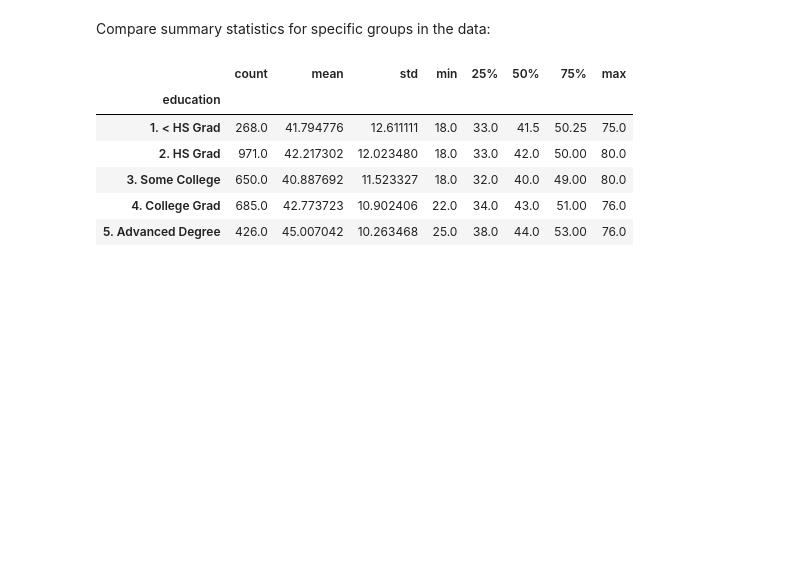
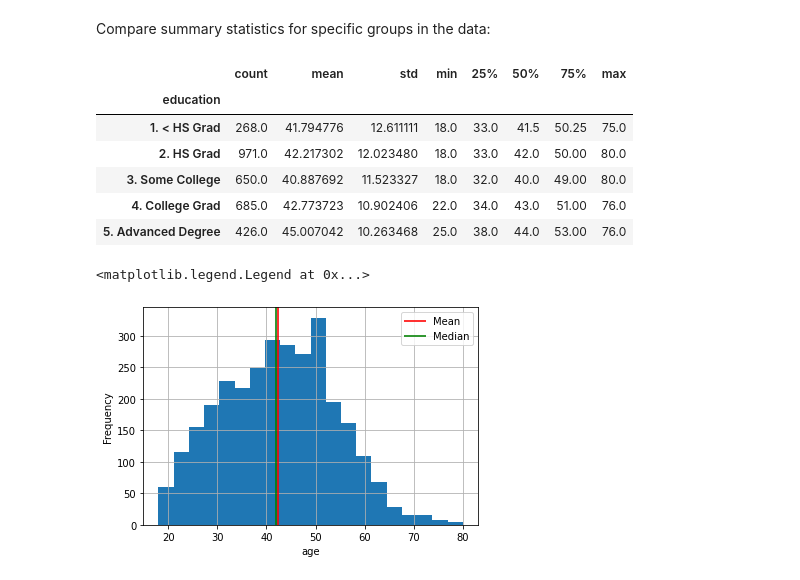
Before and after one commit to EmmanuelChinkaka/GEOG271, a Jupyter notebook: 4_descriptive_statistics.ipynb, the cells around one changed output. Drawn from its saved outputs; the diff is of its cells as text; code cells hidden in the pictures; blank space fills up the shorter version.

```diff
--- a/4_descriptive_statistics.ipynb
+++ b/4_descriptive_statistics.ipynb
@@ -50,11 +48,13 @@ df["age"].mean()
 # %%
 # calculation of the mean (e.g. for age) and round the result
-round(df["age"].mean(), 2)
+mean = round(df["age"].mean(), 2)
+mean
 # %% [output]
 42.41
 # %%
 # calculation of the median (e.g. for age)
-df["age"].median()
+median = df["age"].median()
+median
 # %% [output]
 42.0
 # %%
@@ -110,3 +110,14 @@ df['age'].groupby(df['education']).describe()
 | 3. Some College | 650.0 | 40.887692 | 11.523327 | 18.0 | 32.0 | 40.0 | 49.00 | 80.0 |
 | 4. College Grad | 685.0 | 42.773723 | 10.902406 | 22.0 | 34.0 | 43.0 | 51.00 | 76.0 |
 | 5. Advanced Degree | 426.0 | 45.007042 | 10.263468 | 25.0 | 38.0 | 44.0 | 53.00 | 76.0 |
+# %%
+ax = df["age"].hist(bins=20)
+ax.set_xlabel('age')
+ax.set_ylabel('Frequency')
+ax.axvline(mean, color='red', linestyle='solid', linewidth=2, alpha = .8)
+ax.axvline(median, color='green', linestyle='solid', linewidth=2, alpha = .8)
+ax.legend([mean, median], labels = ['Mean', 'Median'])
+#pylab.title('Figure 1:  Histogram showing the distribution of park sizes in Philadephia, USA');
+# %% [output]
+<matplotlib.legend.Legend at 0x...>
+[figure, added]
```
Also changed, not shown: parts of 1 cell of this notebook.
